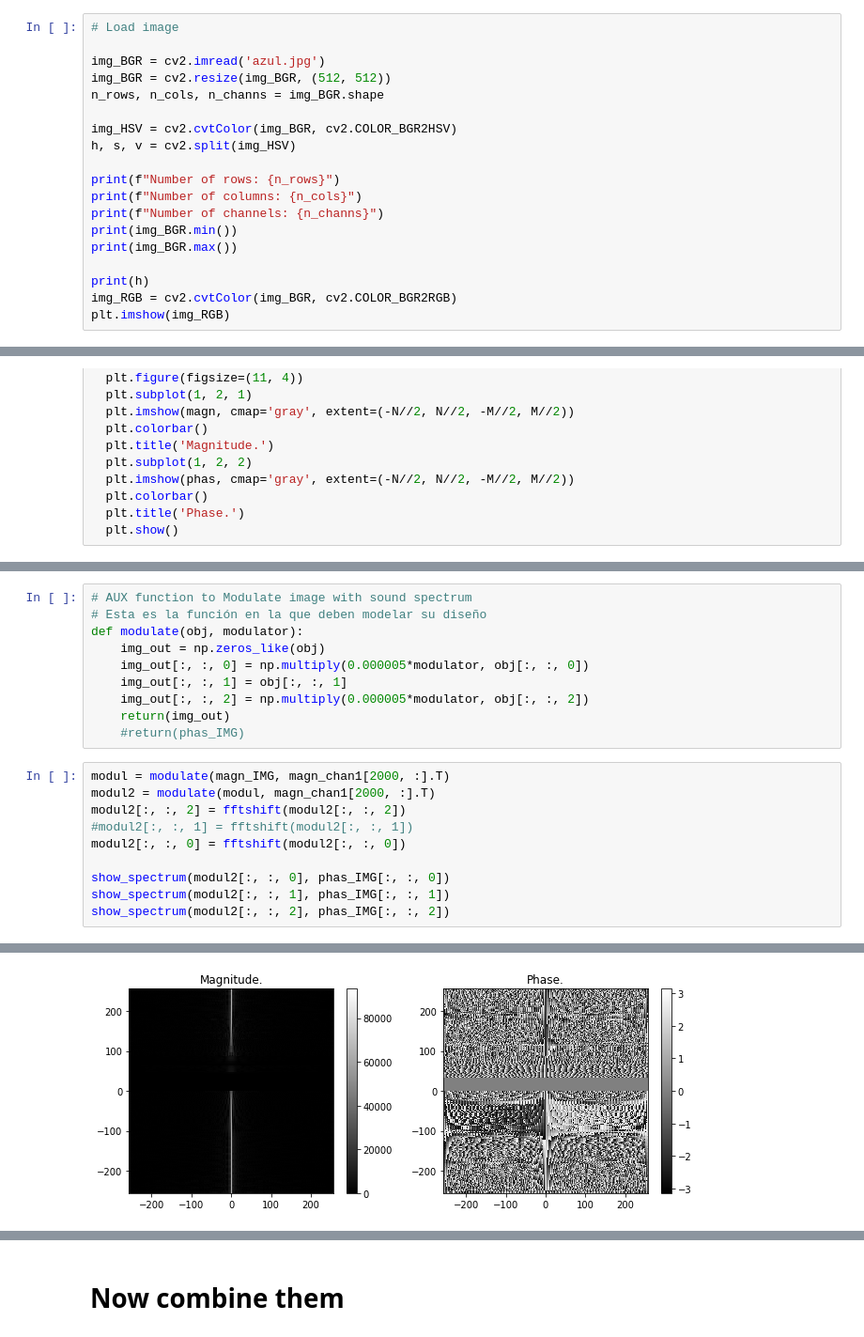
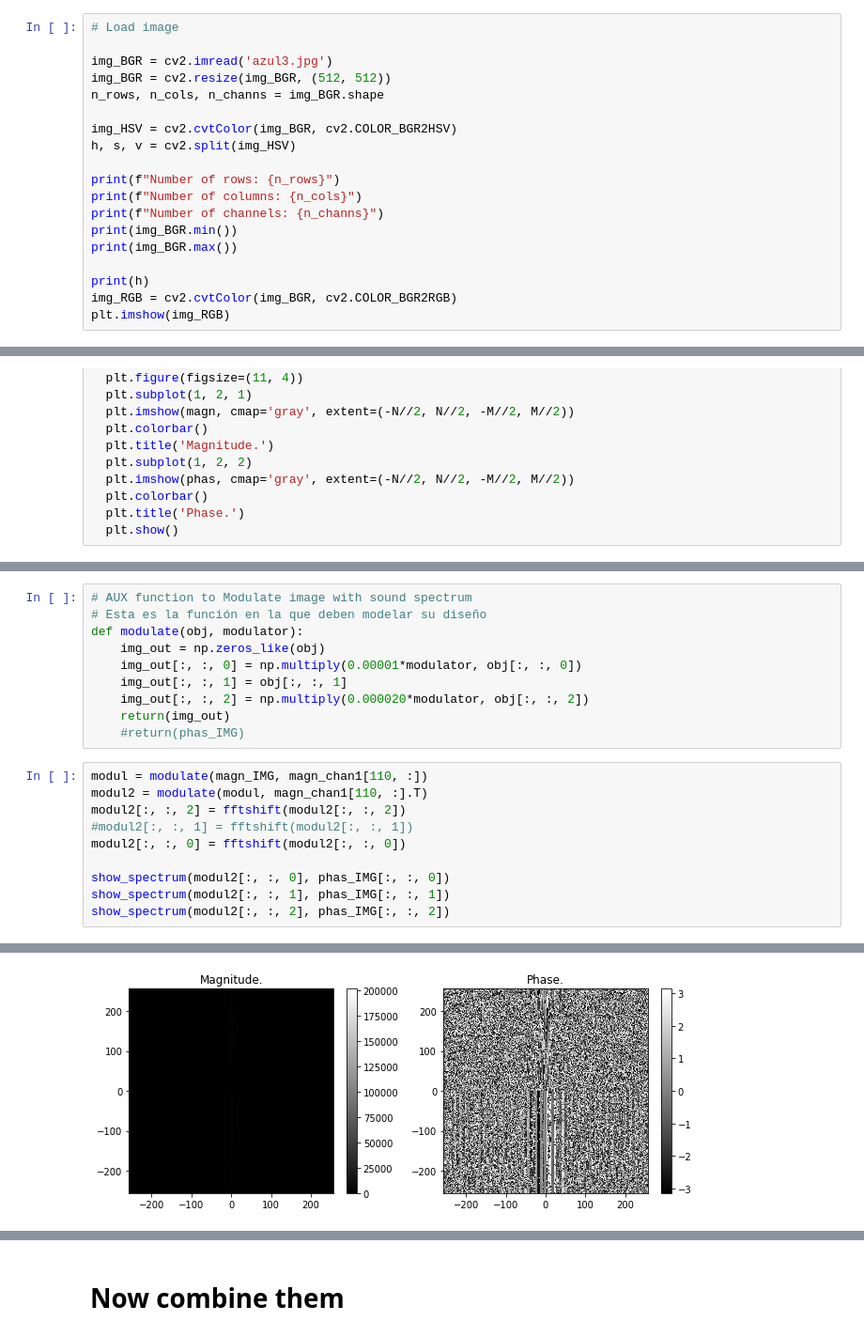
Before and after one commit to RmrezG/VisualizadorPDS, a Jupyter notebook: proyecto_final.ipynb, the cells around one changed output, grey strips where cells are left out. Shown at 94% size. Saved outputs shown, nothing was run; the diff lists cells and outputs as text.

```diff
--- a/proyecto_final.ipynb
+++ b/proyecto_final.ipynb
@@ -72,7 +72,7 @@ magn_chan2, phas_chan2 = real_imag2magn_phas(X_chan2.real, X_chan2.imag)
 # %%
 # Load image
 
-img_BGR = cv2.imread('azul.jpg')
+img_BGR = cv2.imread('azul3.jpg')
 img_BGR = cv2.resize(img_BGR, (512, 512))
 n_rows, n_cols, n_channs = img_BGR.shape
 
@@ -133,14 +133,14 @@ show_spectrum(magn_IMG[:, :, 2], phas_IMG[:, :, 2])
 # Esta es la función en la que deben modelar su diseño
 def modulate(obj, modulator):
     img_out = np.zeros_like(obj)
-    img_out[:, :, 0] = np.multiply(0.000005*modulator, obj[:, :, 0])
+    img_out[:, :, 0] = np.multiply(0.00001*modulator, obj[:, :, 0])
     img_out[:, :, 1] = obj[:, :, 1]
-    img_out[:, :, 2] = np.multiply(0.000005*modulator, obj[:, :, 2])
+    img_out[:, :, 2] = np.multiply(0.000020*modulator, obj[:, :, 2])
     return(img_out)
     #return(phas_IMG)
 # %%
-modul = modulate(magn_IMG, magn_chan1[2000, :].T)
-modul2 = modulate(modul, magn_chan1[2000, :].T)
+modul = modulate(magn_IMG, magn_chan1[110, :])
+modul2 = modulate(modul, magn_chan1[110, :].T)
 modul2[:, :, 2] = fftshift(modul2[:, :, 2])
 #modul2[:, :, 1] = fftshift(modul2[:, :, 1])
 modul2[:, :, 0] = fftshift(modul2[:, :, 0])
@@ -153 +153 @@ show_spectrum(modul2[:, :, 2], phas_IMG[:, :, 2])
-[figure, old version]
+[figure, new version]
```
Also changed, not shown: parts of 7 cells of this notebook, 1 other file.
